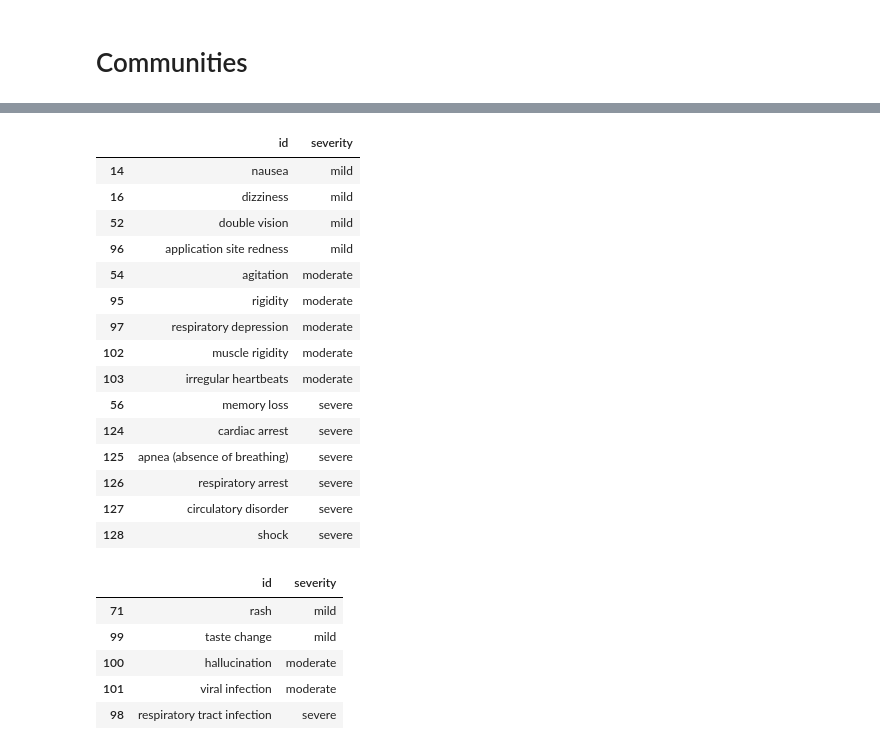
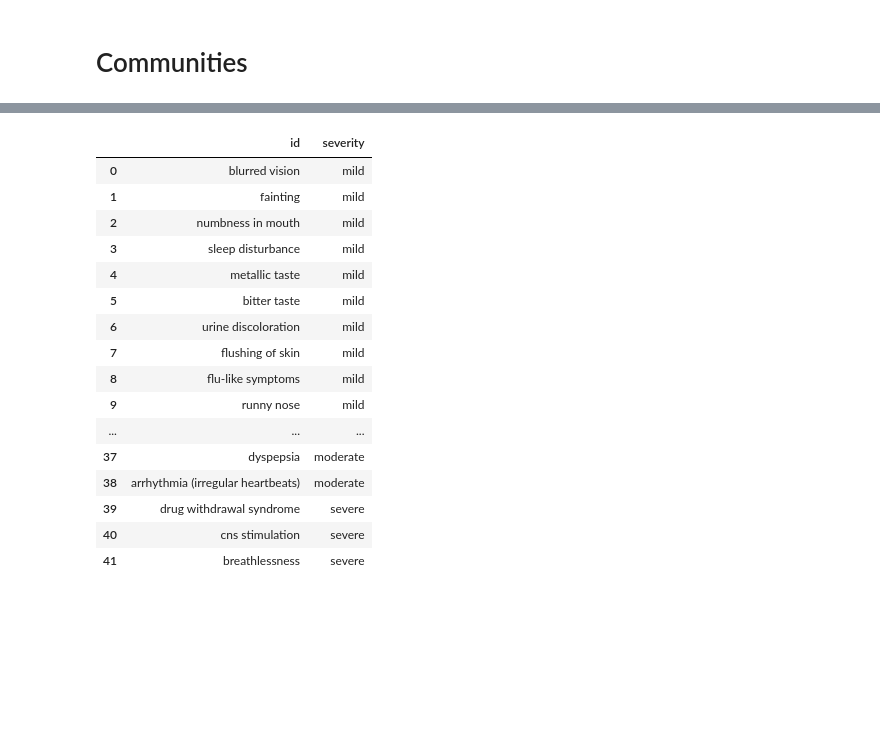
Before and after one commit to MylenaRoberta/medications-and-side-effects-networks, a Jupyter notebook: notebooks/05_projection-network-analysis.ipynb, the cells around one changed output, grey strips where cells are left out. Cells and saved outputs as stored; diff of their text form; code cells hidden in the pictures; blank space fills up the shorter version.

```diff
--- a/notebooks/05_projection-network-analysis.ipynb
+++ b/notebooks/05_projection-network-analysis.ipynb
@@ -446,28 +320,24 @@ df_side_effects.query('community == 2')[['id', 'severity']].sort_values(by='seve
-# %%
-df_side_effects.query('community == 3')[['id', 'severity']].sort_values(by='severity')
-# %% [output]
-|  | id | severity |
-| 14 | nausea | mild |
-| 16 | dizziness | mild |
-| 52 | double vision | mild |
-| 96 | application site redness | mild |
-| 54 | agitation | moderate |
-| 95 | rigidity | moderate |
-| 97 | respiratory depression | moderate |
-| 102 | muscle rigidity | moderate |
-| 103 | irregular heartbeats | moderate |
-| 56 | memory loss | severe |
-| 124 | cardiac arrest | severe |
-| 125 | apnea (absence of breathing) | severe |
-| 126 | respiratory arrest | severe |
-| 127 | circulatory disorder | severe |
-| 128 | shock | severe |
-# %%
-df_side_effects.query('community == 4')[['id', 'severity']].sort_values(by='severity')
-# %% [output]
-|  | id | severity |
-| 71 | rash | mild |
-| 99 | taste change | mild |
-| 100 | hallucination | moderate |
-| 101 | viral infection | moderate |
-| 98 | respiratory tract infection | severe |
+# %%
+df_side_effects \
+    .query('community == 0') \
+    [['id', 'severity']] \
+    .sort_values(by='severity') \
+    .reset_index(drop=True)
+# %% [output]
+|  | id | severity |
+| 0 | blurred vision | mild |
+| 1 | fainting | mild |
+| 2 | numbness in mouth | mild |
+| 3 | sleep disturbance | mild |
+| 4 | metallic taste | mild |
+| 5 | bitter taste | mild |
+| 6 | urine discoloration | mild |
+| 7 | flushing of skin | mild |
+| 8 | flu-like symptoms | mild |
+| 9 | runny nose | mild |
+| ... | ... | ... |
+| 37 | dyspepsia | moderate |
+| 38 | arrhythmia (irregular heartbeats) | moderate |
+| 39 | drug withdrawal syndrome | severe |
+| 40 | cns stimulation | severe |
+| 41 | breathlessness | severe |
```
Also changed, not shown: parts of 26 cells of this notebook.
